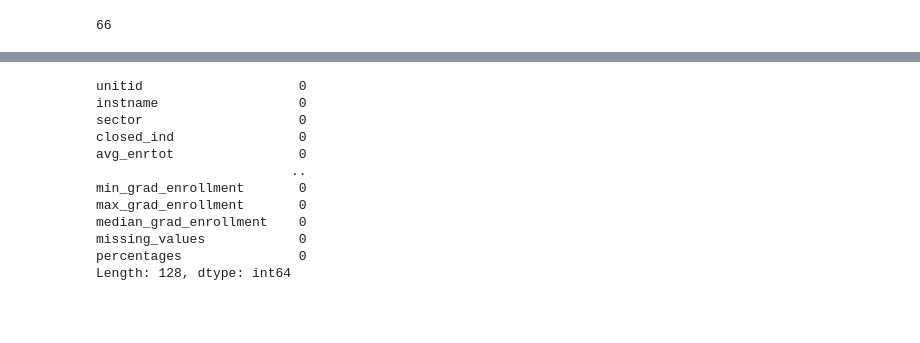
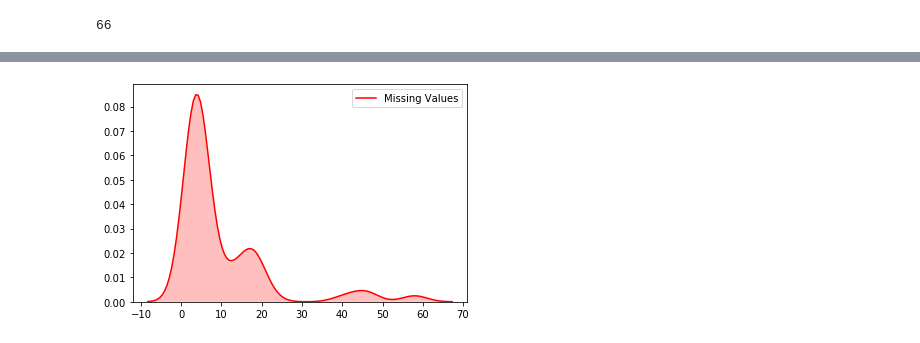
Before and after one commit to georgetown-analytics/Higher-Ed-Closings, a Jupyter notebook: Exploratory Data Analysis/edafinal.ipynb, the cells around one changed output, grey strips where cells are left out. Drawn from its saved outputs; the diff is of its cells as text; code cells hidden in the pictures; blank space fills up the shorter version.

```diff
--- a/Exploratory Data Analysis/edafinal.ipynb
+++ b/Exploratory Data Analysis/edafinal.ipynb
@@ -189,0 +226,11 @@ np.sum(df3['closed_ind'] == 1)
+# %%
+schoolsz_count = df3.isnull().sum(axis=1)
+percentagesz = 100 * df3.isnull().sum(axis=1) / len(df3.columns)
+schoolsz = pd.concat([schoolsz_count, percentagesz], axis=1)
+# %%
+schoolsz = schoolsz.rename(columns = {0 : 'Missing Values',
+1 : 'Percentages'})
+# %%
+schoolsz = schoolsz[schoolsz.iloc[:,1] !=0].sort_values(
+'Percentages', ascending=False).round(1)
+schoolsz
@@ -190,18 +251,7 @@ np.sum(df3['closed_ind'] == 1)
+# %%
+sns.kdeplot(schoolsz['Missing Values'], shade=True, color="r");
+# %% [output]
+[figure, added]
 # %%
 #Fill in NAN's
 df4 = df3.fillna(df3.agg(lambda x: pd.Series.mode(x)[0], axis=0))
-# %%
-df4.isnull().sum()
-# %% [output]
-unitid                    0
-instname                  0
-sector                    0
-closed_ind                0
-avg_enrtot                0
-                         ..
-min_grad_enrollment       0
-max_grad_enrollment       0
-median_grad_enrollment    0
-missing_values            0
-percentages               0
-Length: 128, dtype: int64
```
Also changed, not shown: parts of 12 cells of this notebook.
